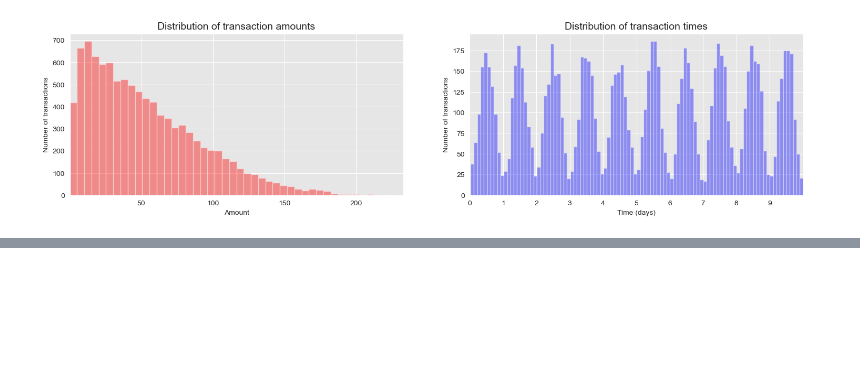
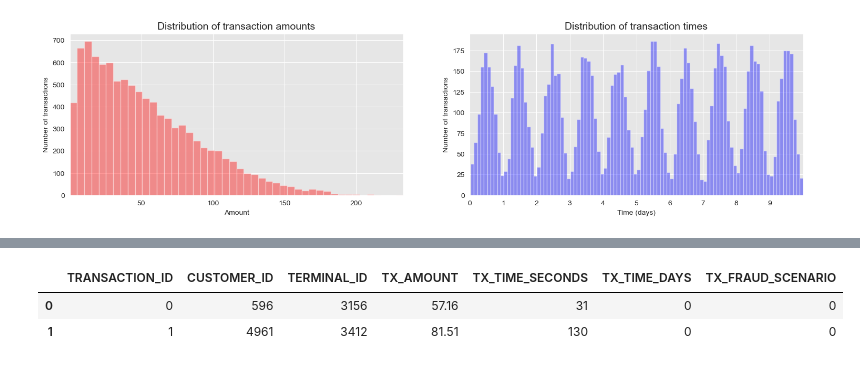
Before and after one commit to Khalidwebmail/synthesis-dataset, a Jupyter notebook: Untitled.ipynb, the cells around one changed output, grey strips where cells are left out. Drawn from its saved outputs; the diff is of its cells as text; code cells hidden in the pictures; blank space fills up the shorter version.

```diff
--- a/Untitled.ipynb
+++ b/Untitled.ipynb
@@ -407,0 +510,6 @@ Number of frauds from scenario 2: 9099
+# %%
+X.head(2)
+# %% [output]
+|  | TRANSACTION_ID | CUSTOMER_ID | TERMINAL_ID | TX_AMOUNT | TX_TIME_SECONDS | TX_TIME_DAYS | TX_FRAUD_SCENARIO |
+| 0 | 0 | 596 | 3156 | 57.16 | 31 | 0 | 0 |
+| 1 | 1 | 4961 | 3412 | 81.51 | 130 | 0 | 0 |
```
Also changed, not shown: parts of 42 cells of this notebook.
